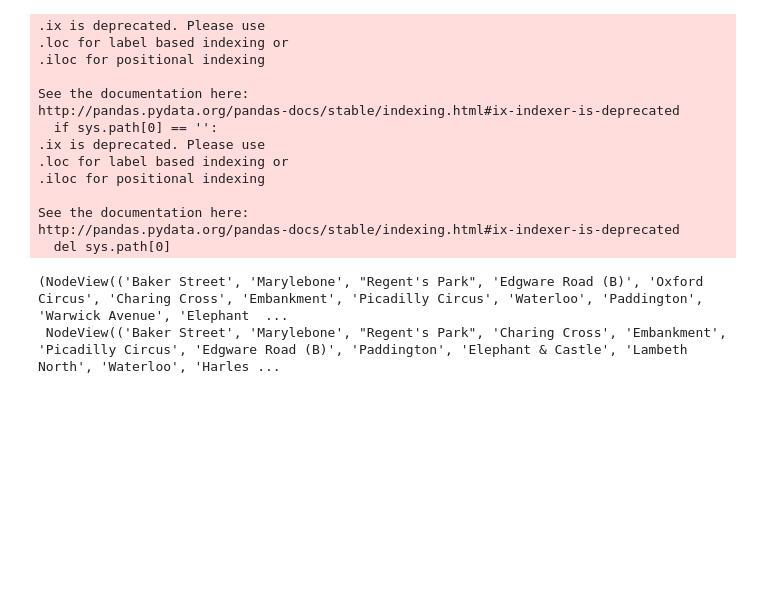
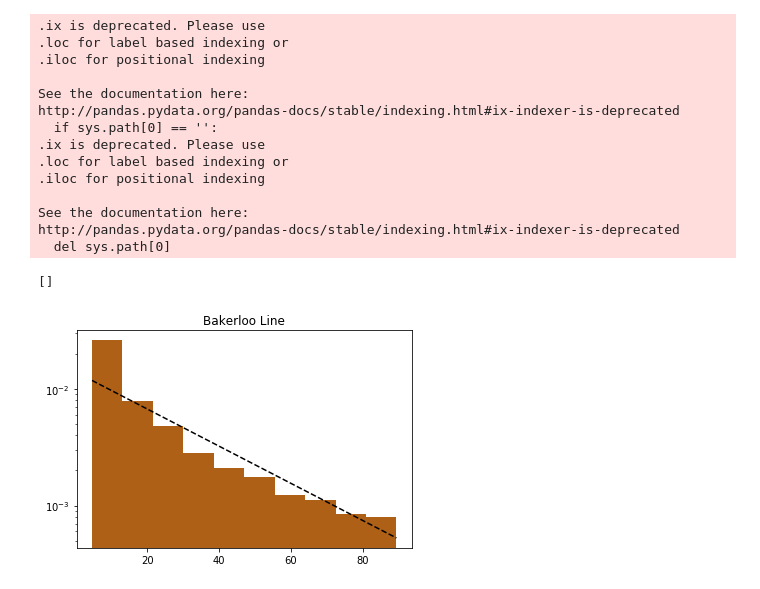
Before and after one commit to mwcotton/tubelines, a Jupyter notebook: Generic Framework.ipynb, the cells around one changed output. Drawn from its saved outputs; the diff is of its cells as text; code cells hidden in the pictures; blank space fills up the shorter version.

```diff
--- a/Generic Framework.ipynb
+++ b/Generic Framework.ipynb
@@ -45,16 +114,45 @@ http://pandas.pydata.org/pandas-docs/stable/indexing.html#ix-indexer-is-deprecat
   del sys.path[0]
 # %%
 #add all the lines to make the full network multi-graph
-
+working_line = 'Bakerloo Line'
 full_map = nx.MultiGraph()
 
 for current_line in line_graphs.values():
     full_map.add_edges_from(current_line.edges)
+
+# full_graph = full_map
+# structure = line_graphs[working_line]
-# %%
-full_graph = full_map
-structure = line_graphs['Bakerloo Line']
-
-full_graph.nodes, structure.nodes
-# %% [output]
-(NodeView(('Baker Street', 'Marylebone', "Regent's Park", 'Edgware Road (B)', 'Oxford Circus', 'Charing Cross', 'Embankment', 'Picadilly Circus', 'Waterloo', 'Paddington', 'Warwick Avenue', 'Elephant  ...
- NodeView(('Baker Street', 'Marylebone', "Regent's Park", 'Charing Cross', 'Embankment', 'Picadilly Circus', 'Edgware Road (B)', 'Paddington', 'Elephant & Castle', 'Lambeth North', 'Waterloo', 'Harles ...
+# %%
+#find the return times to the line, using intial populations andd transfer matrices - modified to remove walkers
+# i.e. set the components of the transfer matrix on the line to zero and they will act as sink, measure the proportion lost each interation.
+
+#find the diffusion from the lines, using transfer matrix, initial population
+
+full_test = StructGraph(full_map, line_graphs[working_line])
+initial = np.sum(nx.convert_matrix.to_numpy_matrix(full_test.big_struc), axis=1)
+initial_norm = initial/np.sum(initial)
+returns = full_test.return_times(initial_norm)
+# %%
+# def plot_return_times(returns, col='k', line_name=None, start_pos=0, line='True')
+# plt.hist(range(len(returns[skip_first:])), weights=returns[skip_first:])
+
+diffreturns = returns[:-1]-returns[1:]
+
+start_pos=5
+
+fig = plt.figure()
+
+# x, ws = range(len(returns[:])), (returns[:])
+
+ws, edges = np.histogram(range(len(diffreturns[start_pos:])), bins=10, range=None, normed=None, weights=diffreturns[start_pos:], density=None)
+
+x, bins = (edges[:-1] + edges[1:])/2, len(edges)-1
+
+slope, intercept, _, _, std_err = sp.stats.linregress(x, np.log(ws))
+plt.hist(x, weights=ws, density=False, bins=bins, color='#{}'.format(cols["Bakerloo Line"]))
+plt.plot(x, np.exp(x*slope+intercept), 'k--')
+plt.title(label=working_line)
+plt.semilogy()
+# %% [output]
+[]
+[figure, added]
```
Also changed, not shown: parts of 30 cells of this notebook.
